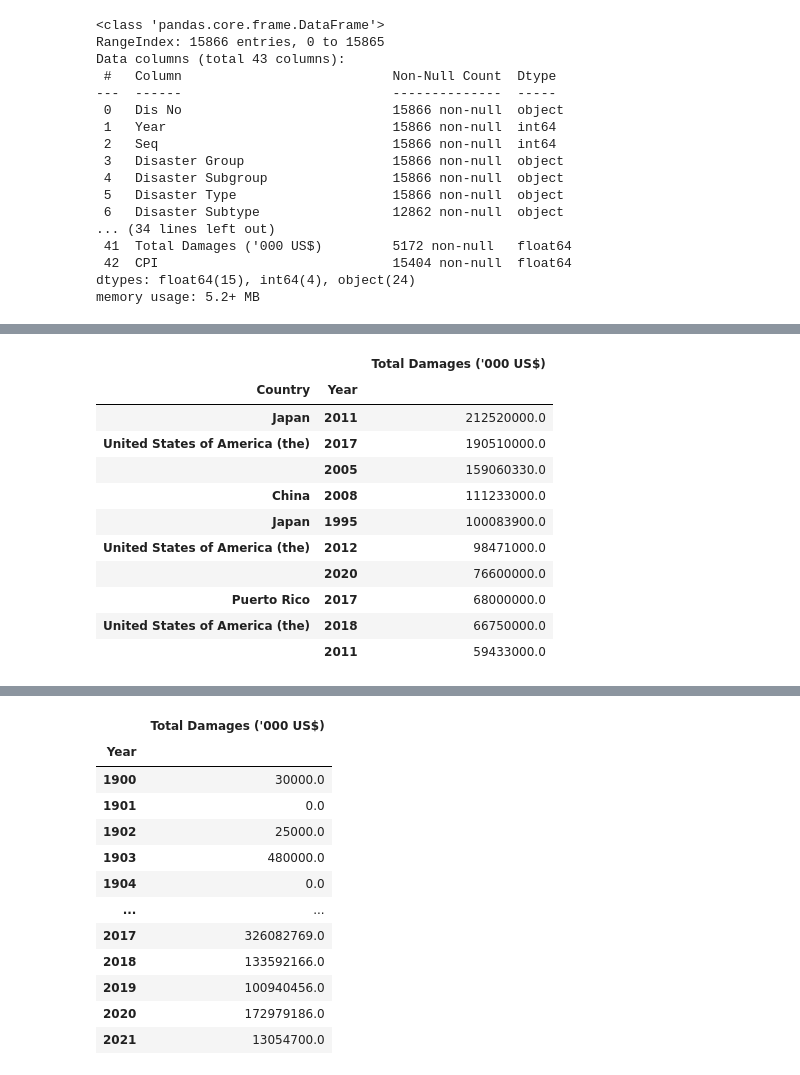
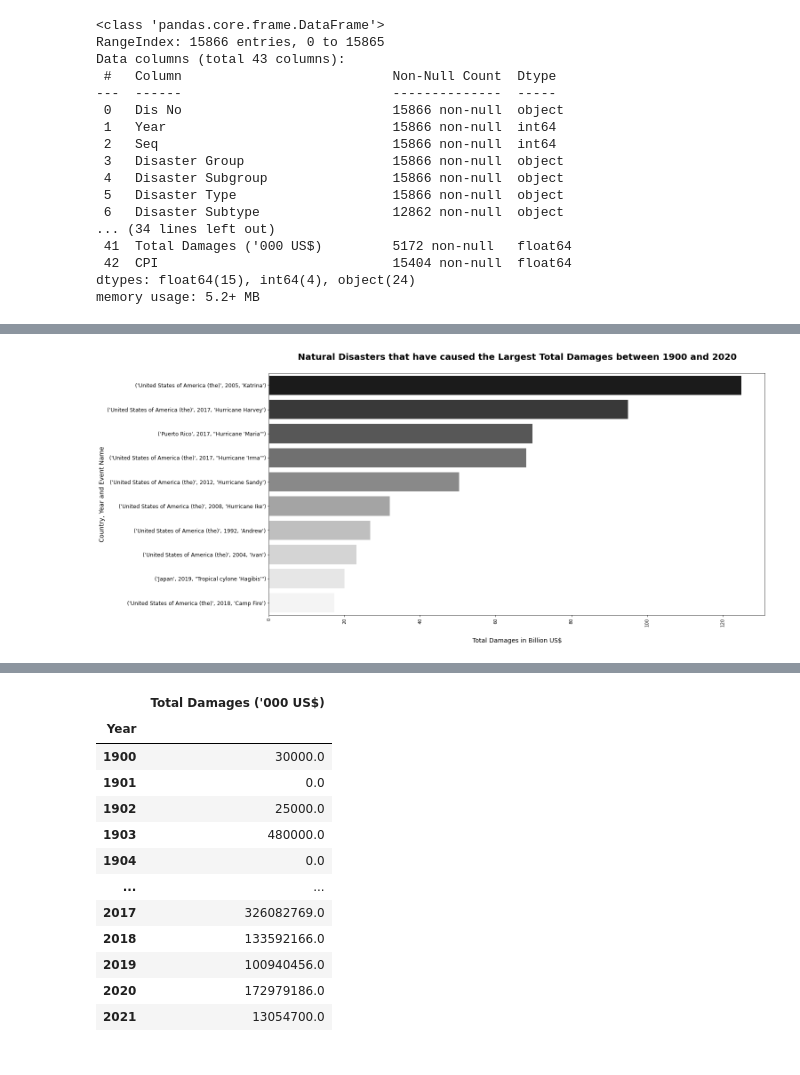
Before and after one commit to radroid/climate-change-analysis, a Jupyter notebook: notebooks/Climate Change - Exploratory Data Analysis.ipynb, the cells around one changed output, grey strips where cells are left out. Saved outputs shown, nothing was run; the diff lists cells and outputs as text; code cells hidden in the pictures.

```diff
--- a/notebooks/Climate Change - Exploratory Data Analysis.ipynb
+++ b/notebooks/Climate Change - Exploratory Data Analysis.ipynb
@@ -468,16 +585,54 @@ disasters_df.groupby("Year").count().plot(figsize=(20,10))
 # %%
-disasters_df[["Total Damages (\'000 US$)", "Year", "Region", "Country", "Continent"]].groupby(["Country", "Year"]).sum().sort_values(by="Total Damages (\'000 US$)",
-                                                                                                                                     ascending=False).iloc[:10]
+# Looking for the natural disasters with the highest total damages
+
+fig, ax = plt.subplots(figsize=(20,10))
+
+data = disasters_df[["Total Damages (\'000 US$)",
+              "Year", "Region", "Country",
+              "Continent", "Event Name"]].groupby("Event Name").sum().sort_values(
+    by="Total Damages (\'000 US$)",
+    ascending=False
+).iloc[:10] / 1000000
+
+data_plot = disasters_df[["Total Damages (\'000 US$)",
+              "Year", "Region", "Country",
+              "Continent", "Event Name"]].groupby(["Country", "Year", "Event Name"]).sum().sort_values(
+    by="Total Damages (\'000 US$)",
+    ascending=False
+).iloc[:10]
+
+
+
+# Get a blue palette for the bars
+pal = sns.color_palette("Greys_r", len(data))
+rank = data["Total Damages (\'000 US$)"].argsort().argsort()
+
+# Plot the data
+g = sns.barplot(y=data.index, x=data["Total Damages (\'000 US$)"],
+                ax=ax, color="#00A0FF", palette=np.array(pal[::-1])[rank])
+
+# Other plot formatting settings
+plt.xticks(rotation=90)
+ax.set_yticklabels(data_plot.index,
+                   fontdict={
+                       "size": 12
+                   });
+
+plt.title('Natural Disasters that have caused the Largest Total Damages between 1900 and 2020',
+          fontdict=dict(
+              size=20,
+              weight="bold"
+          ),
+          pad=30)
+plt.ylabel("Country, Year and Event Name",
+           fontdict=dict(
+               size=14
+           ))
+plt.xlabel("Total Damages in Billion US$",
+           fontdict=dict(
+               size=14
+           ),
+           labelpad=25
+          );
 # %% [output]
-|  |  | Total Damages ('000 US$) |
-| Country | Year |  |
-| Japan | 2011 | 212520000.0 |
-| United States of America (the) | 2017 | 190510000.0 |
-|  | 2005 | 159060330.0 |
-| China | 2008 | 111233000.0 |
-| Japan | 1995 | 100083900.0 |
-| United States of America (the) | 2012 | 98471000.0 |
-|  | 2020 | 76600000.0 |
-| Puerto Rico | 2017 | 68000000.0 |
-| United States of America (the) | 2018 | 66750000.0 |
-|  | 2011 | 59433000.0 |
+[figure, added]
```
Also changed, not shown: parts of 43 cells of this notebook.
